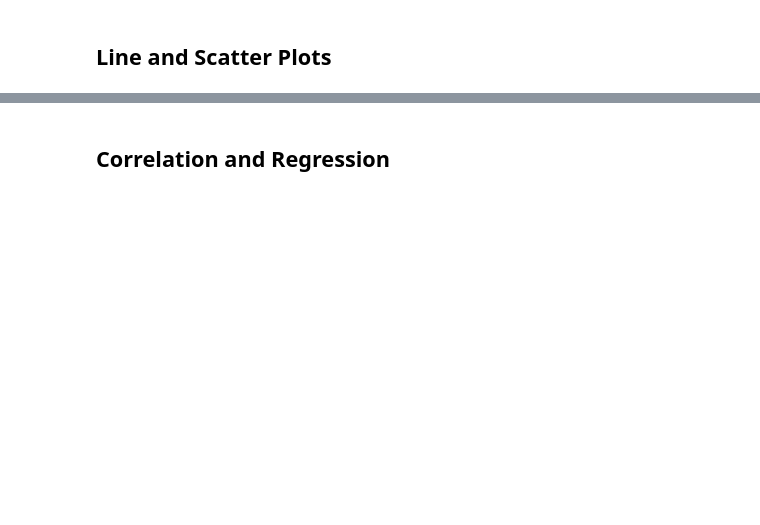
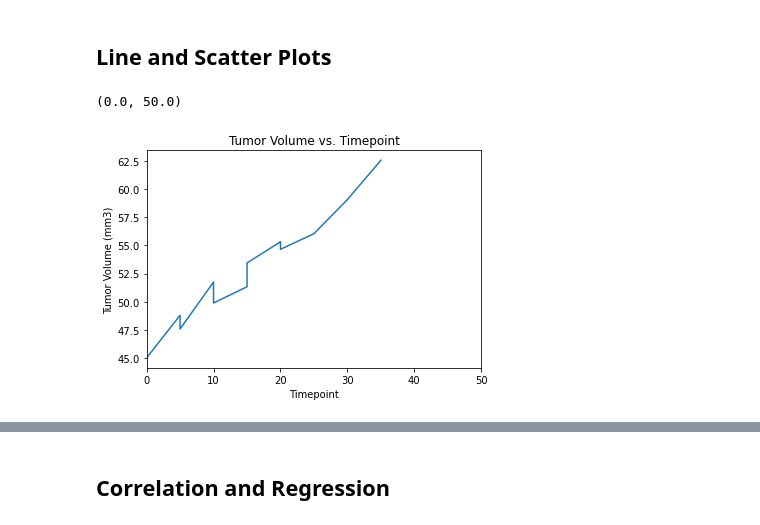
Before and after one commit to olivedisaster/matplotlibchallenge, a Jupyter notebook: Instructions/Pymaceuticals/pymaceuticals_starter.ipynb, the cells around one changed output, grey strips where cells are left out. Drawn from its saved outputs; the diff is of its cells as text; code cells hidden in the pictures; blank space fills up the shorter version.

```diff
--- a/Instructions/Pymaceuticals/pymaceuticals_starter.ipynb
+++ b/Instructions/Pymaceuticals/pymaceuticals_starter.ipynb
@@ -336,18 +305,18 @@ NameError: name 'best_regimen_df' is not defined
 # %%
 # Generate a line plot of tumor volume vs. time point for a mouse treated with Capomulin
 tumor_vol = combined_df[combined_df["Mouse ID"].isin(["g989"])]
-tumor_vol
-
+#tumor_vol
 timepoint = tumor_vol[["Mouse ID", "Timepoint", "Tumor Volume (mm3)"]]
-timepoint
-
-plot_df = timepoint.reset_index()
-plot_df
-
-plot_fin = plot_df[["Mouse ID", "Timepoint", "Tumor Volume (mm3)"]]
-plot_fin
-
-plot_fin.plot.line()
+#timepoint
+#Create line plot
+plt.plot(tumor_vol["Timepoint"], tumor_vol["Tumor Volume (mm3)"])
+plt.title("Tumor Volume vs. Timepoint")
+plt.xlabel("Timepoint")
+plt.ylabel("Tumor Volume (mm3)")
+plt.xlim(0, 50)
+# %% [output]
+(0.0, 50.0)
+[figure, added]
 # %%
 # Generate a scatter plot of average tumor volume vs. mouse weight for the Capomulin regimen
 capomulin_df = duplicates_dropped_df.loc[(duplicates_dropped_df["Drug Regimen"] == "Capomulin"),:]
```
Also changed, not shown: parts of 9 cells of this notebook.
